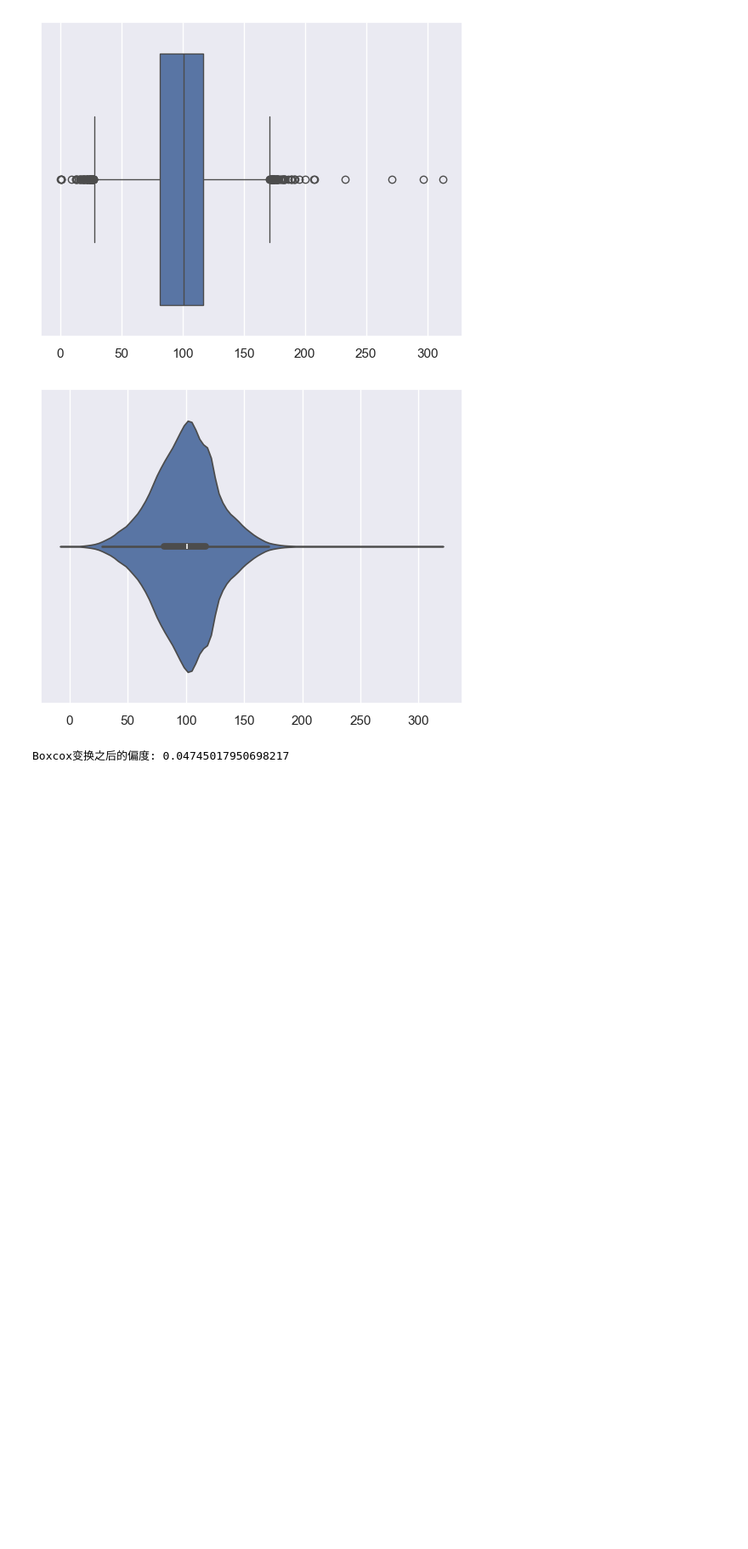
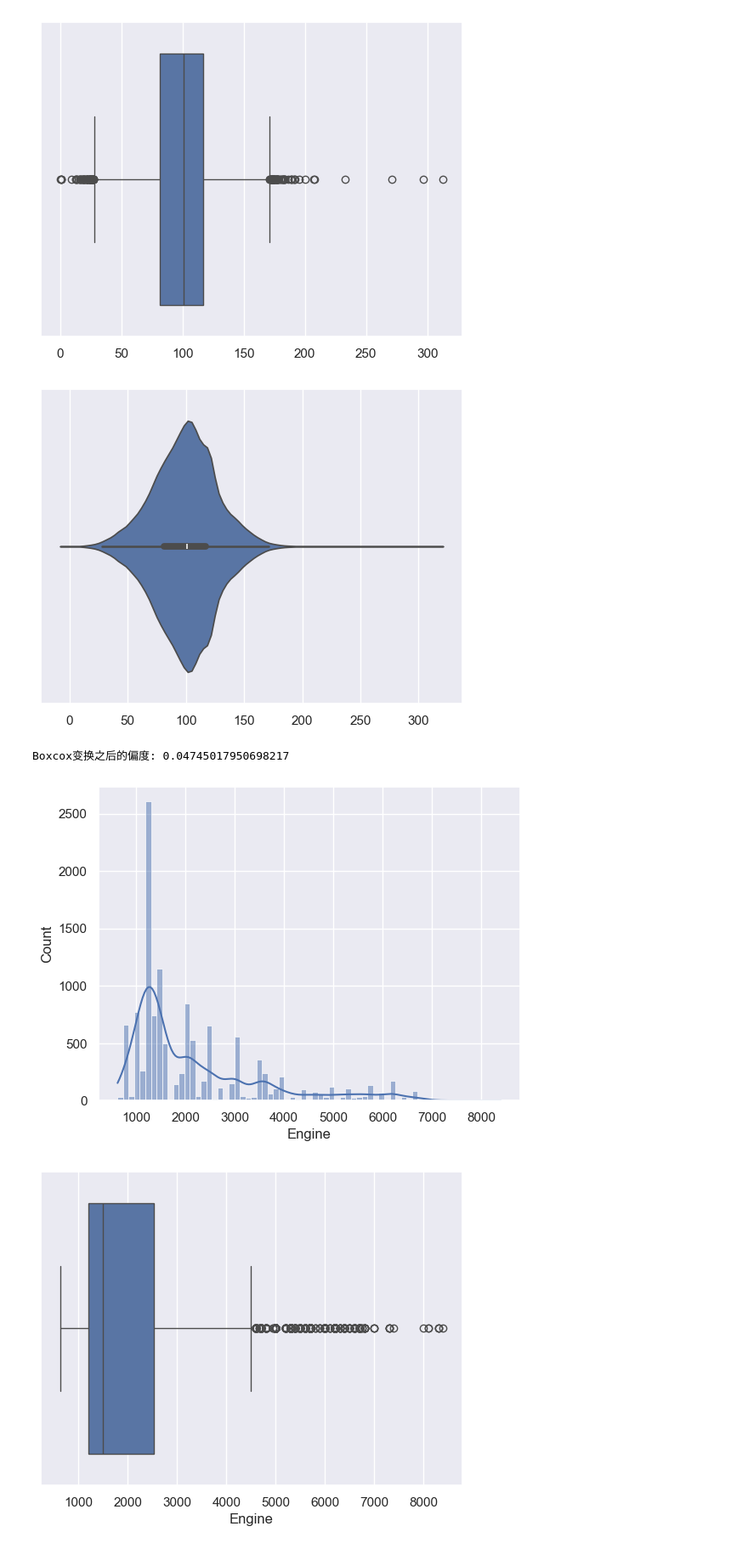
Before and after one commit to Stanley-oss/CarPricePred, a Jupyter notebook: Proceedings/data_analysis.ipynb, the cells around one changed output. Shown at 85% size. Drawn from its saved outputs; the diff is of its cells as text; code cells hidden in the pictures; blank space fills up the shorter version.

Commit message:
Data Further Analysis

```diff
--- a/Proceedings/data_analysis.ipynb
+++ b/Proceedings/data_analysis.ipynb
@@ -203,3 +202,16 @@ Box-Cox λ:0.3131
 [figure]
 [figure]
 Boxcox变换之后的偏度: 0.04745017950698217
+# %%
+eg = data['Engine'].dropna()
+#f, axes = plt.subplots(1, 3, figsize=(24, 12))
+sb.histplot(eg, kde=True)
+plt.show()
+sb.boxplot(data = eg, orient = "h")
+plt.show()
+sb.violinplot(data=eg,orient = "h")
+plt.show()
+#engine数据做了log变换/box-cox后效果并不好
+# %% [output]
+[figure, added]
+[figure, added]
```
Also changed, not shown: parts of 8 cells of this notebook, 4 other files.
